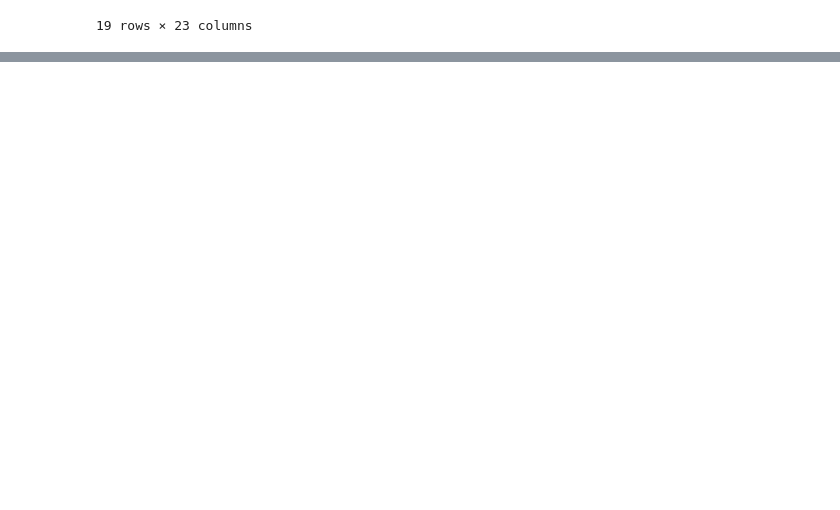
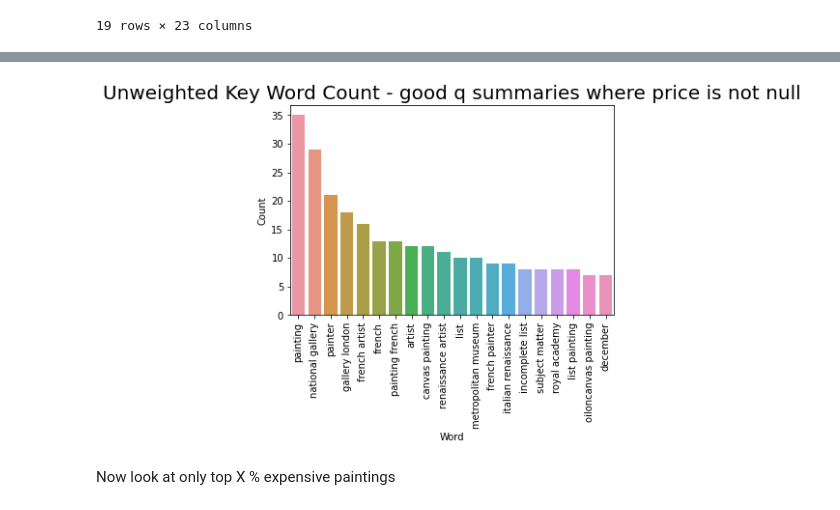
Before and after one commit to hdavidoff/datathon23, a Jupyter notebook: Summary_exploration_and_cleaning.ipynb, the cells around one changed output, grey strips where cells are left out. Drawn from its saved outputs; the diff is of its cells as text; code cells hidden in the pictures; blank space fills up the shorter version.

```diff
--- a/Summary_exploration_and_cleaning.ipynb
+++ b/Summary_exploration_and_cleaning.ipynb
@@ -995,0 +1036,4 @@ expensive_paintings_rel_tot.head(20)
+# %%
+art_with_prices = pd.read_csv('/content/artworks_with_prices_v2.csv')
+art_with_ps = art_with_prices.loc[(art_with_prices['price_name'].notnull())&(art_with_prices['summary'].notnull())]
+art_with_ps.count()
@@ -995,0 +1143,4 @@ expensive_paintings_rel_tot.head(20)
+# %%
+for_summ['name_english'] = for_summ.apply(lambda row: clean_text(row['name_english']),axis=1)
+for_summ['price_name'] = for_summ.apply(lambda row: clean_text(row['price_name']),axis=1)
+for_summ.head()
@@ -995,0 +1154,10 @@ expensive_paintings_rel_tot.head(20)
+# %%
+## count number of matching words between name_english and price name
+def count_match_words(text1,text2):
+  tokens1 = word_tokenize(text1)
+  tokens2 = word_tokenize(text2)
+  count_match = [1  for token in tokens1 if token in tokens2]
+  sum_match = sum(count_match)
+  perc_match = (sum_match/len(tokens1))*100
+
+  return perc_match
@@ -995,0 +1265,26 @@ expensive_paintings_rel_tot.head(20)
+# %%
+from wordcloud import WordCloud
+from collections import Counter
+
+# Instantiate (set n-word groupings hyperparameters to 2)
+kw_extractor = yake.KeywordExtractor(n=2)
+# Extract keywords and scores from each disclosure
+keywords = for_summ['summary'].apply(kw_extractor.extract_keywords)
+# Extract scores from the YAKE output
+text = []
+for list in keywords:
+    for component in list:
+        text.append(str(component[0]))
+
+# Bar plot - Create a dataframe of the most common 20 words
+common_words = pd.DataFrame(Counter(text).most_common(20))
+common_words.columns = ('Word', 'Count')
+# Plot a bar chart of the most common 20 words
+sns.barplot(x= common_words['Word'], y=common_words['Count'])
+plt.xticks(rotation='vertical')
+plt.title("Unweighted Key Word Count - good q summaries where price is not null", fontsize = 20)
+plt.show()
+# %% [output]
+[figure, added]
+# %% [markdown]
+Now look at only top X % expensive paintings
```
Also changed, not shown: parts of 36 cells of this notebook.
